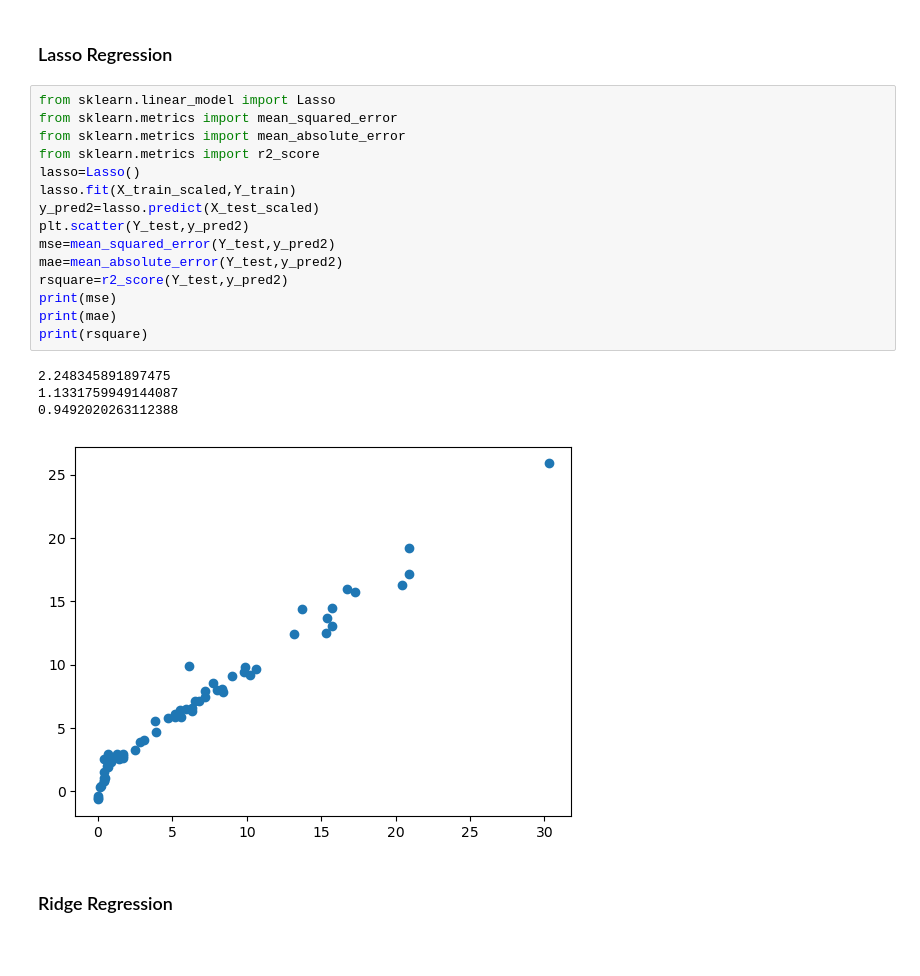
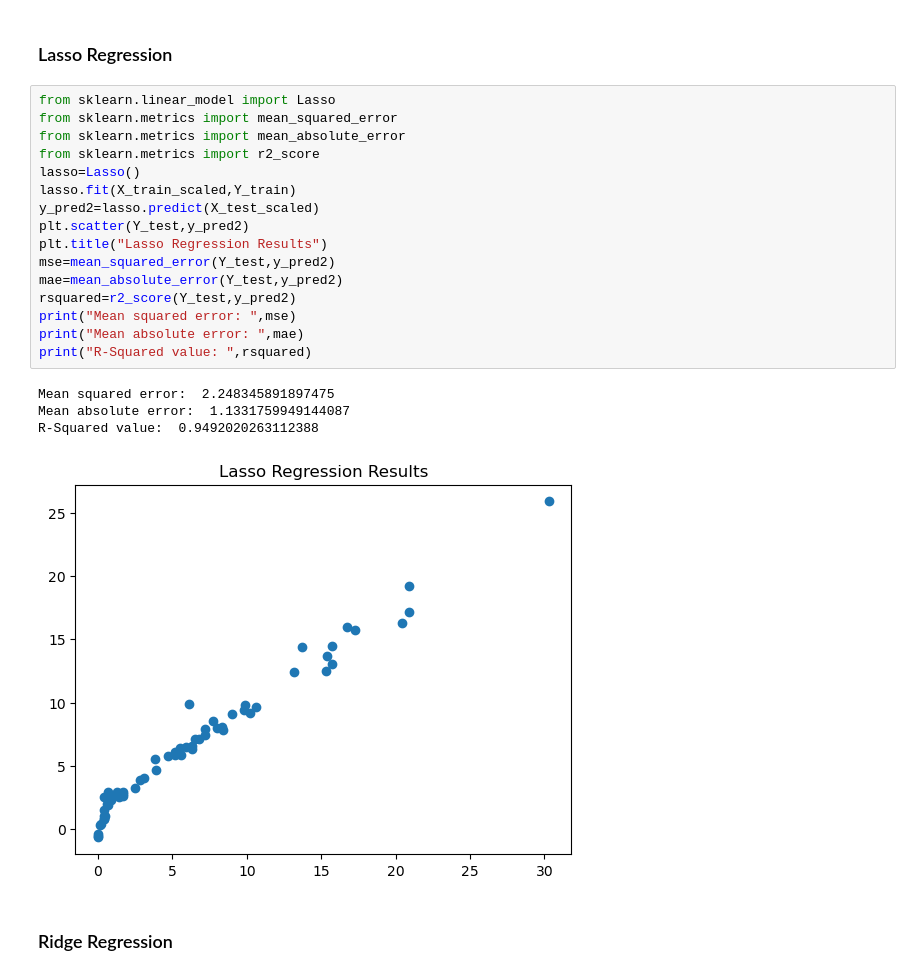
Before and after one commit to ParmeetCS/Fire-Weather-Index-FWI-Predictor, a Jupyter notebook: notebooks/Model_training.ipynb, the cells around one changed output. Saved outputs shown, nothing was run; the diff lists cells and outputs as text; blank space fills up the shorter version.

```diff
--- a/notebooks/Model_training.ipynb
+++ b/notebooks/Model_training.ipynb
@@ -148,23 +150,24 @@ print(rsquare)
 # %%
 from sklearn.linear_model import Lasso
 from sklearn.metrics import mean_squared_error
 from sklearn.metrics import mean_absolute_error
 from sklearn.metrics import r2_score
 lasso=Lasso()
 lasso.fit(X_train_scaled,Y_train)
 y_pred2=lasso.predict(X_test_scaled)
 plt.scatter(Y_test,y_pred2)
+plt.title("Lasso Regression Results")
 mse=mean_squared_error(Y_test,y_pred2)
 mae=mean_absolute_error(Y_test,y_pred2)
-rsquare=r2_score(Y_test,y_pred2)
-print(mse)
-print(mae)
-print(rsquare)
+rsquared=r2_score(Y_test,y_pred2)
+print("Mean squared error: ",mse)
+print("Mean absolute error: ",mae)
+print("R-Squared value: ",rsquared)
 # %% [output]
-2.248345891897475
-1.1331759949144087
-0.9492020263112388
+Mean squared error:  2.248345891897475
+Mean absolute error:  1.1331759949144087
+R-Squared value:  0.9492020263112388
-[figure, old version]
+[figure, new version]
 # %% [markdown]
 ### Ridge Regression
 # %%
```
Also changed, not shown: parts of 13 cells of this notebook.
